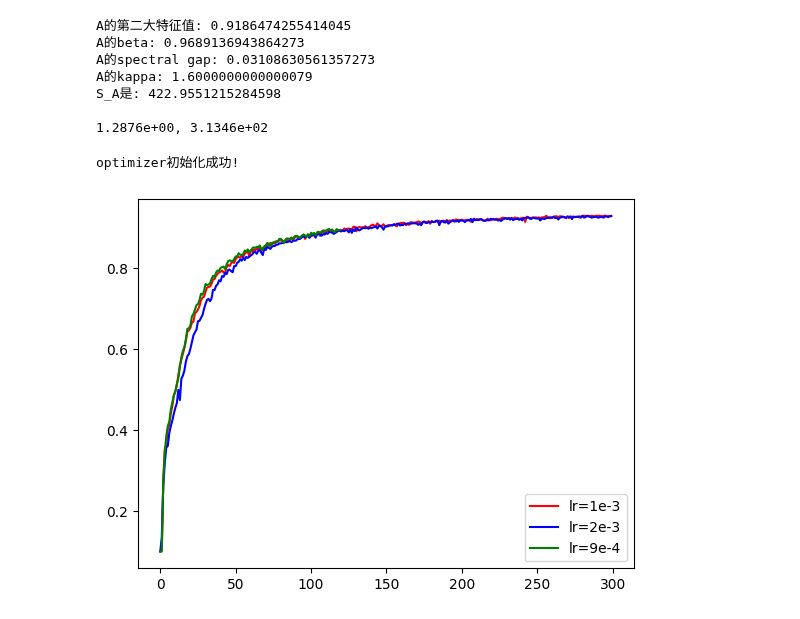
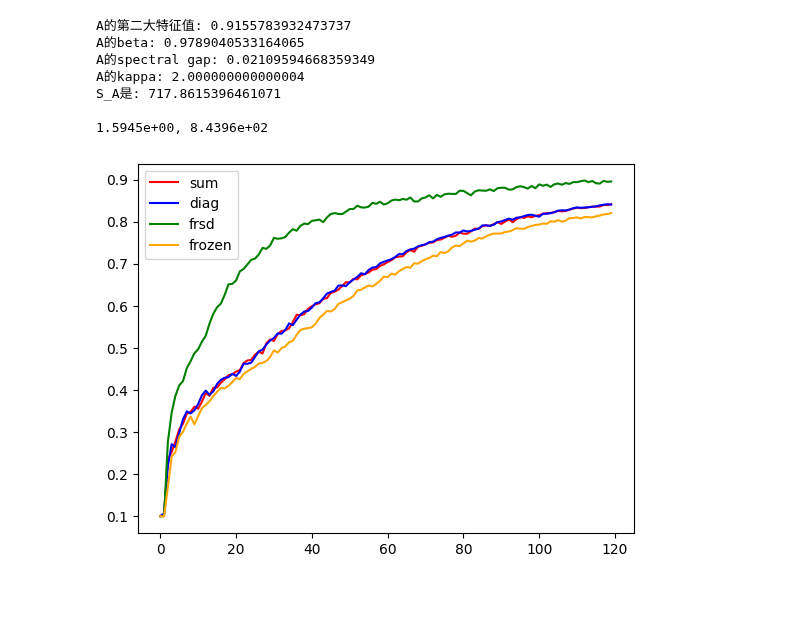
Before and after one commit to Luoxiaogan/PullSum_MNIST, a Jupyter notebook: CIFAR10实验_arxiv/分布式实验/main.ipynb, the cells around one changed output. Cells and saved outputs as stored; diff of their text form; code cells hidden in the pictures.

```diff
--- a/CIFAR10实验_arxiv/分布式实验/main.ipynb
+++ b/CIFAR10实验_arxiv/分布式实验/main.ipynb
@@ -25,7 +25,7 @@ I = np.eye(n)
 one = np.ones(n)
 R = np.outer(one, one) / n
 from network_func import di_ring
-A,C=ring4()
+A,C=ring3()
 B=get_B(A=A,u=2*n,n=n)
 
 """ A, B = R, R """
@@ -33,47 +33,48 @@ show_row(A)
 _, __ = test_row(A)
 print(f"{_:.4e}, {__:.4e}")
 # %% [output]
-A的第二大特征值: 0.9186474255414045
-A的beta: 0.9689136943864273
-A的spectral gap: 0.03108630561357273
-A的kappa: 1.6000000000000079
-S_A是: 422.9551215284598
+A的第二大特征值: 0.9155783932473737
+A的beta: 0.9789040533164065
+A的spectral gap: 0.02109594668359349
+A的kappa: 2.000000000000004
+S_A是: 717.8615396461071
 
-1.2876e+00, 3.1346e+02
+1.5945e+00, 8.4396e+02
 # %%
 lr = 1e-3
 beta=0.1
 epochs = 300
 warm_up = False
 
-train_loss_history, test_loss_history, test_accuracy_history = train_FROZEN(
+train_loss_history, test_loss_history, test_accuracy_history = train_PullSum(
     n=n,
     A=A,
+    B=B,
     model_class=new_ResNet18,
     seed_for_model=42,
     epochs=epochs,
     lr=lr,
-    beta=beta,
     trainloader_list=trainloader_list,
     testloader=testloader,
     show_graph=True,
     batch_size=batch_size,
-    csv_root=f"/root/GanLuo/PullSum_MNIST/CIFAR10实验_arxiv/分布式实验/数值实验结果_frozen/Ring4, n={n}, lr={lr}, beta={beta}, batch_size={batch_size}.csv",
+    csv_root=f"/root/GanLuo/PullSum_MNIST/CIFAR10实验_arxiv/分布式实验/数值实验_均匀数据/数值实验结果_pullsum/Ring3, n={n}, lr={lr}, batch_size={batch_size}.csv",
     warm_up=warm_up,
 )
-# %% [output]
-optimizer初始化成功!
 # %%
 import pandas as pd
 import matplotlib.pyplot as plt
-df1=pd.read_csv("/root/GanLuo/PullSum_MNIST/CIFAR10实验_arxiv/分布式实验/数值实验结果_frsd/Ring4, n=20, lr=0.001, beta=0.1, batch_size=128.csv")
-df2=pd.read_csv("/root/GanLuo/PullSum_MNIST/CIFAR10实验_arxiv/分布式实验/数值实验结果_frsd/Ring4, n=20, lr=0.002, beta=0.1, batch_size=128.csv")
+df1=pd.read_csv("/root/GanLuo/PullSum_MNIST/CIFAR10实验_arxiv/分布式实验/数值实验结果_pullsum/Ring4, n=20, lr=0.0009, batch_size=128.csv")
+df2=pd.read_csv("/root/GanLuo/PullSum_MNIST/CIFAR10实验_arxiv/分布式实验/数值实验结果_pulldiag/Ring4, n=20, lr=0.0009, batch_size=128.csv")
 df3=pd.read_csv("/root/GanLuo/PullSum_MNIST/CIFAR10实验_arxiv/分布式实验/数值实验结果_frsd/Ring4, n=20, lr=0.0009, beta=0.1, batch_size=128.csv")
+df4=pd.read_csv("/root/GanLuo/PullSum_MNIST/CIFAR10实验_arxiv/分布式实验/数值实验结果_frozen/Ring4, n=20, lr=0.0009, beta=0.1, batch_size=128.csv")
 # %%
-plt.plot(df1["Test_Accuracy"],color='r',label='lr=1e-3')
-plt.plot(df2["Test_Accuracy"],color='b',label='lr=2e-3')
-plt.plot(df3["Test_Accuracy"],color='g',label='lr=9e-4')
+a=120
+plt.plot(df1["Test_Accuracy"][:a],color='r',label='sum')
+plt.plot(df2["Test_Accuracy"][:a],color='b',label='diag')
+plt.plot(df3["Test_Accuracy"][:a],color='g',label='frsd')
+plt.plot(df4["Test_Accuracy"][:a],color='orange',label='frozen')
 plt.legend()
 plt.show()
 # %% [output]
-[figure, old version]
+[figure, new version]
```
Also changed, not shown: 28 other files.
